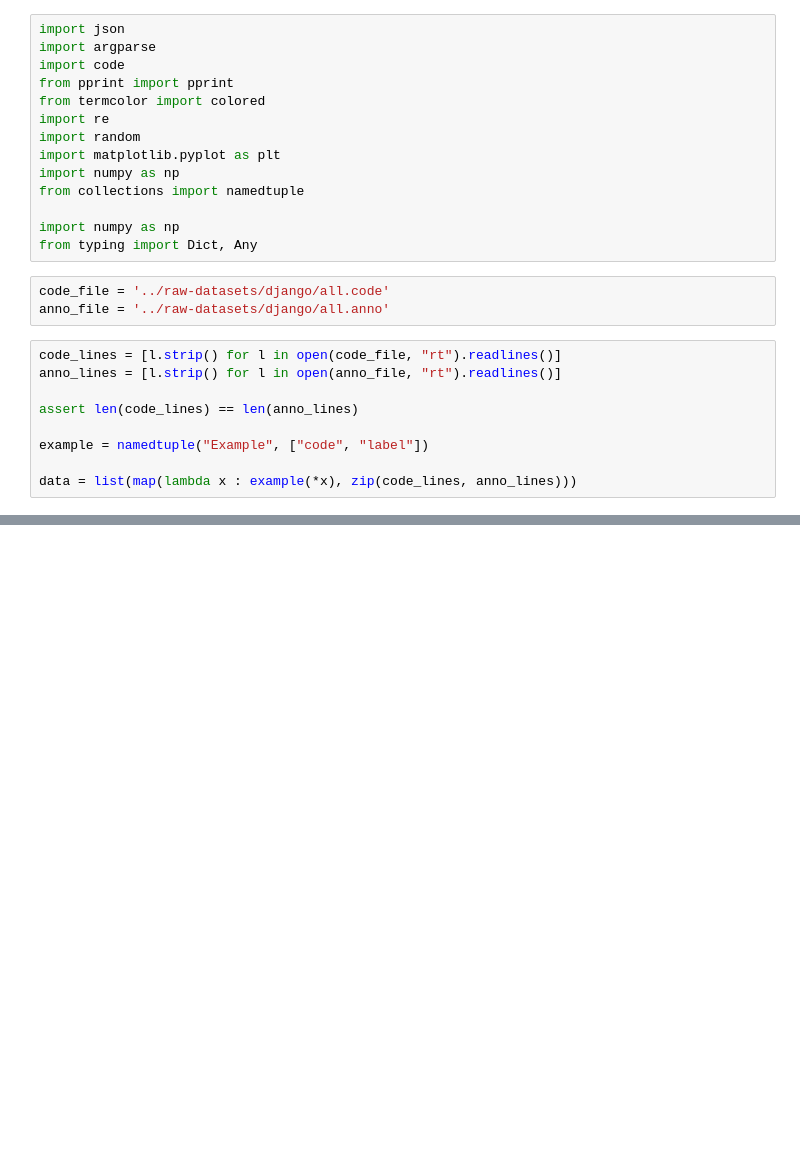
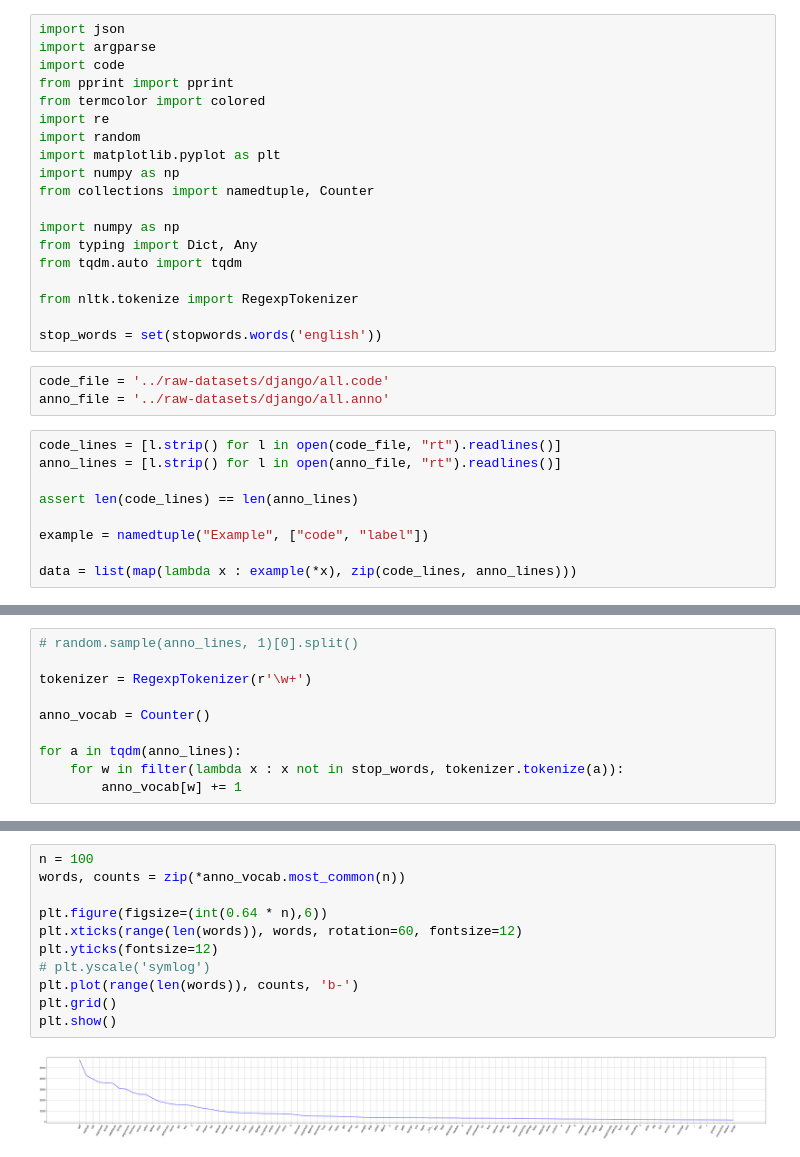
Before and after one commit to gaoliujie2016/tranx-1, a Jupyter notebook: explore/django.ipynb, the cells around one changed output, grey strips where cells are left out. Saved outputs shown, nothing was run; the diff lists cells and outputs as text; blank space fills up the shorter version.

```diff
--- a/explore/django.ipynb
+++ b/explore/django.ipynb
@@ -8,10 +8,15 @@ import re
 import random
 import matplotlib.pyplot as plt
 import numpy as np
-from collections import namedtuple
+from collections import namedtuple, Counter
 
 import numpy as np
 from typing import Dict, Any
+from tqdm.auto import tqdm
+
+from nltk.tokenize import RegexpTokenizer
+
+stop_words = set(stopwords.words('english'))
 # %%
 code_file = '../raw-datasets/django/all.code'
 anno_file = '../raw-datasets/django/all.anno'
@@ -48,0 +42,10 @@ label:   call the function hmac.compare_digest with 2 arguments: result of the f
+# %%
+# random.sample(anno_lines, 1)[0].split()
+
+tokenizer = RegexpTokenizer(r'\w+')
+
+anno_vocab = Counter()
+
+for a in tqdm(anno_lines):
+    for w in filter(lambda x : x not in stop_words, tokenizer.tokenize(a)):
+        anno_vocab[w] += 1
@@ -48,0 +54,13 @@ label:   call the function hmac.compare_digest with 2 arguments: result of the f
+# %%
+n = 100
+words, counts = zip(*anno_vocab.most_common(n))
+
+plt.figure(figsize=(int(0.64 * n),6))
+plt.xticks(range(len(words)), words, rotation=60, fontsize=12)
+plt.yticks(fontsize=12)
+# plt.yscale('symlog')
+plt.plot(range(len(words)), counts, 'b-')
+plt.grid()
+plt.show()
+# %% [output]
+[figure, added]
```
Also changed, not shown: parts of 4 cells of this notebook, 27 other files.
